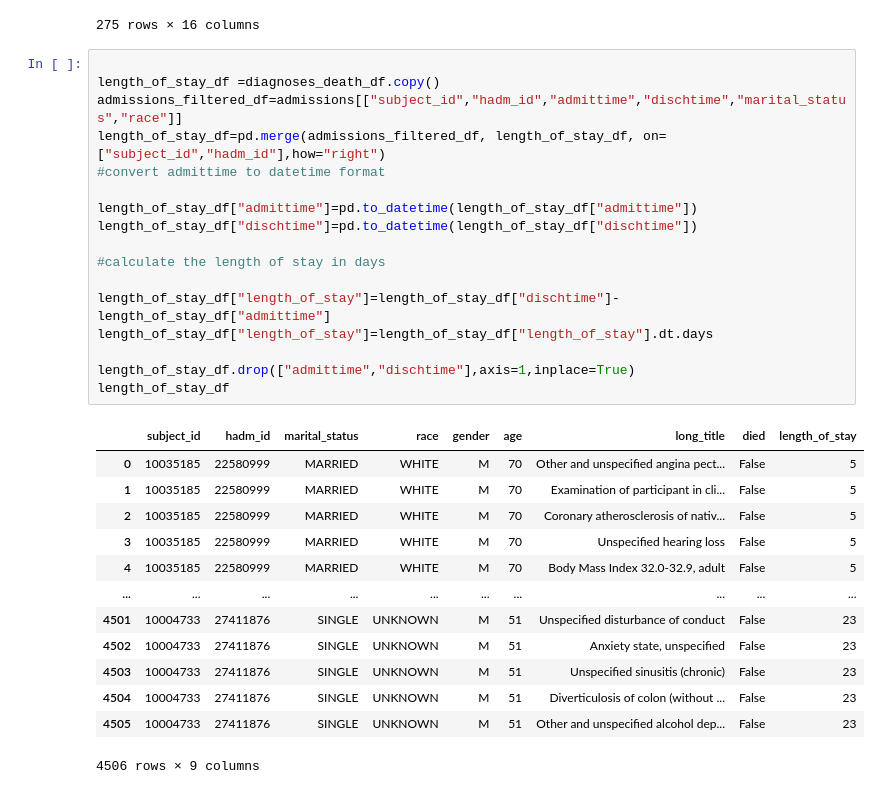
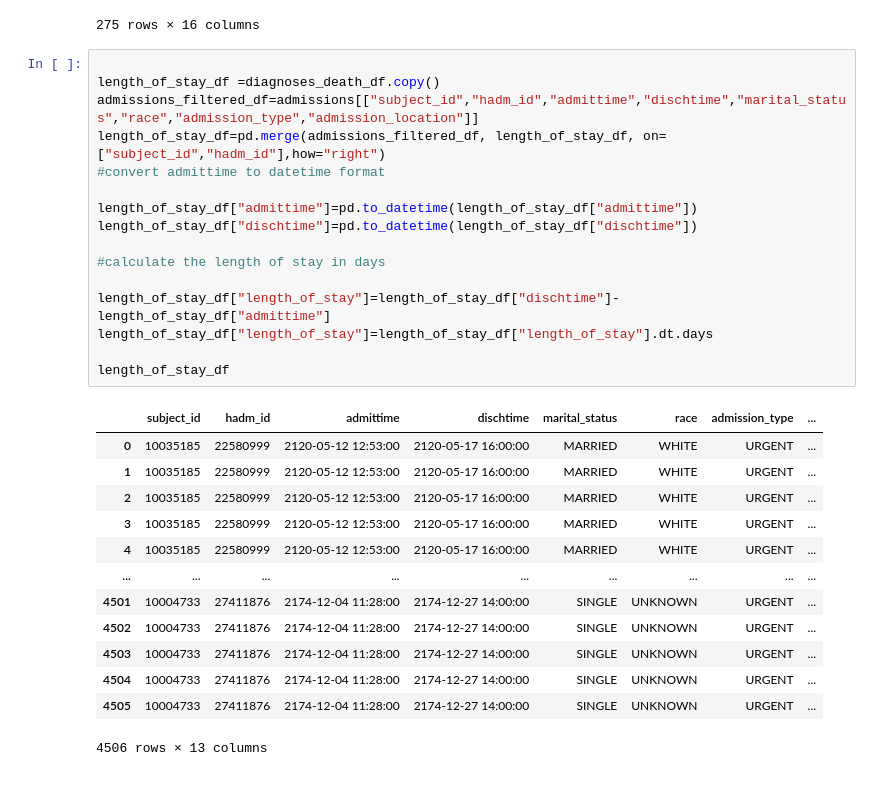
Before and after one commit to bizzfuzz/CHOP-comprehensive-hospital-outcome-prediction-system, a Jupyter notebook: CHOP.ipynb, the cells around one changed output. Saved outputs shown, nothing was run; the diff lists cells and outputs as text.

```diff
--- a/CHOP.ipynb
+++ b/CHOP.ipynb
@@ -171,31 +182,30 @@ admissions
 # %%
 
 length_of_stay_df =diagnoses_death_df.copy()
-admissions_filtered_df=admissions[["subject_id","hadm_id","admittime","dischtime","marital_status","race"]]
+admissions_filtered_df=admissions[["subject_id","hadm_id","admittime","dischtime","marital_status","race","admission_type","admission_location"]]
 length_of_stay_df=pd.merge(admissions_filtered_df, length_of_stay_df, on=["subject_id","hadm_id"],how="right")
 #convert admittime to datetime format
 
 length_of_stay_df["admittime"]=pd.to_datetime(length_of_stay_df["admittime"])
 length_of_stay_df["dischtime"]=pd.to_datetime(length_of_stay_df["dischtime"])
 
 #calculate the length of stay in days
 
 length_of_stay_df["length_of_stay"]=length_of_stay_df["dischtime"]-length_of_stay_df["admittime"]
 length_of_stay_df["length_of_stay"]=length_of_stay_df["length_of_stay"].dt.days
 
-length_of_stay_df.drop(["admittime","dischtime"],axis=1,inplace=True)
 length_of_stay_df
 # %% [output]
-|  | subject_id | hadm_id | marital_status | race | gender | age | long_title | died | length_of_stay |
-| 0 | 10035185 | 22580999 | MARRIED | WHITE | M | 70 | Other and unspecified angina pect... | False | 5 |
-| 1 | 10035185 | 22580999 | MARRIED | WHITE | M | 70 | Examination of participant in cli... | False | 5 |
-| 2 | 10035185 | 22580999 | MARRIED | WHITE | M | 70 | Coronary atherosclerosis of nativ... | False | 5 |
-| 3 | 10035185 | 22580999 | MARRIED | WHITE | M | 70 | Unspecified hearing loss | False | 5 |
-| 4 | 10035185 | 22580999 | MARRIED | WHITE | M | 70 | Body Mass Index 32.0-32.9, adult | False | 5 |
-| ... | ... | ... | ... | ... | ... | ... | ... | ... | ... |
-| 4501 | 10004733 | 27411876 | SINGLE | UNKNOWN | M | 51 | Unspecified disturbance of conduct | False | 23 |
-| 4502 | 10004733 | 27411876 | SINGLE | UNKNOWN | M | 51 | Anxiety state, unspecified | False | 23 |
-| 4503 | 10004733 | 27411876 | SINGLE | UNKNOWN | M | 51 | Unspecified sinusitis (chronic) | False | 23 |
-| 4504 | 10004733 | 27411876 | SINGLE | UNKNOWN | M | 51 | Diverticulosis of colon (without ... | False | 23 |
-| 4505 | 10004733 | 27411876 | SINGLE | UNKNOWN | M | 51 | Other and unspecified alcohol dep... | False | 23 |
+|  | subject_id | hadm_id | admittime | dischtime | marital_status | race | admission_type | ... |
+| 0 | 10035185 | 22580999 | 2120-05-12 12:53:00 | 2120-05-17 16:00:00 | MARRIED | WHITE | URGENT | ... |
+| 1 | 10035185 | 22580999 | 2120-05-12 12:53:00 | 2120-05-17 16:00:00 | MARRIED | WHITE | URGENT | ... |
+| 2 | 10035185 | 22580999 | 2120-05-12 12:53:00 | 2120-05-17 16:00:00 | MARRIED | WHITE | URGENT | ... |
+| 3 | 10035185 | 22580999 | 2120-05-12 12:53:00 | 2120-05-17 16:00:00 | MARRIED | WHITE | URGENT | ... |
+| 4 | 10035185 | 22580999 | 2120-05-12 12:53:00 | 2120-05-17 16:00:00 | MARRIED | WHITE | URGENT | ... |
+| ... | ... | ... | ... | ... | ... | ... | ... | ... |
+| 4501 | 10004733 | 27411876 | 2174-12-04 11:28:00 | 2174-12-27 14:00:00 | SINGLE | UNKNOWN | URGENT | ... |
+| 4502 | 10004733 | 27411876 | 2174-12-04 11:28:00 | 2174-12-27 14:00:00 | SINGLE | UNKNOWN | URGENT | ... |
+| 4503 | 10004733 | 27411876 | 2174-12-04 11:28:00 | 2174-12-27 14:00:00 | SINGLE | UNKNOWN | URGENT | ... |
+| 4504 | 10004733 | 27411876 | 2174-12-04 11:28:00 | 2174-12-27 14:00:00 | SINGLE | UNKNOWN | URGENT | ... |
+| 4505 | 10004733 | 27411876 | 2174-12-04 11:28:00 | 2174-12-27 14:00:00 | SINGLE | UNKNOWN | URGENT | ... |
-4506 rows × 9 columns
+4506 rows × 13 columns
```
Also changed, not shown: parts of 7 cells of this notebook.
